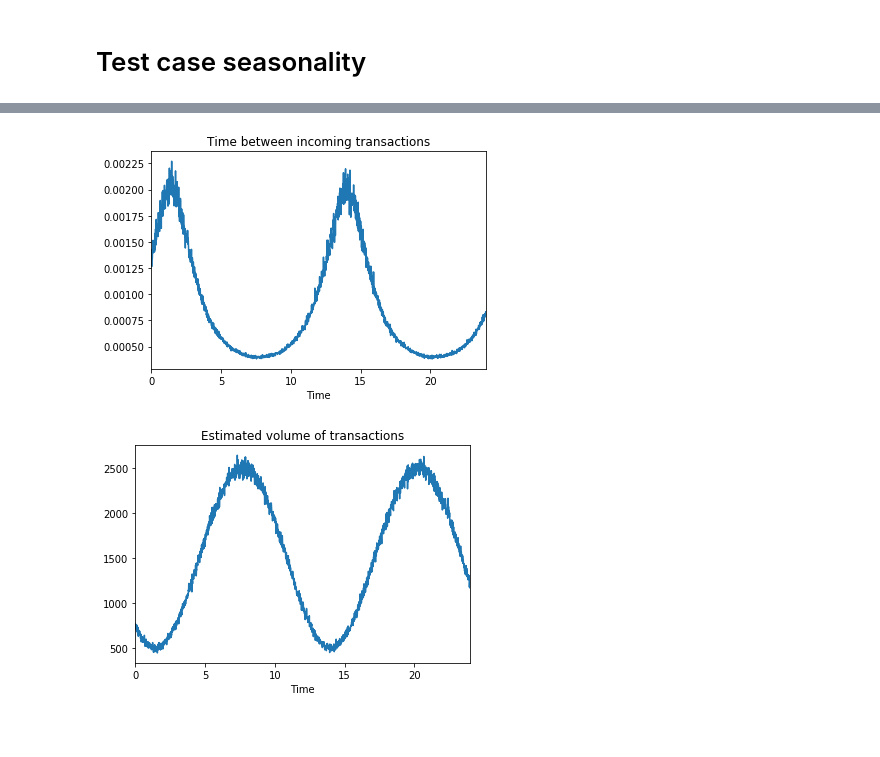
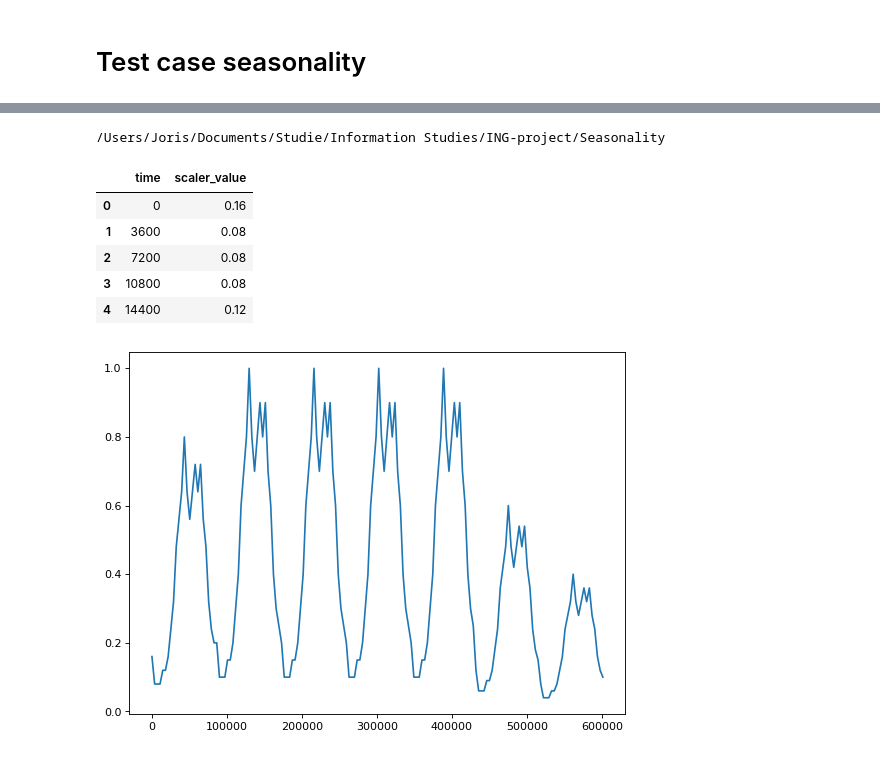
Before and after one commit to Jorisvdv/ING-project, a Jupyter notebook: Seasonality/Test_case_seasonality.ipynb, the cells around one changed output, grey strips where cells are left out. Drawn from its saved outputs; the diff is of its cells as text; code cells hidden in the pictures; blank space fills up the shorter version.

```diff
--- a/Seasonality/Test_case_seasonality.ipynb
+++ b/Seasonality/Test_case_seasonality.ipynb
@@ -22,20 +3,25 @@ plt.show()
-# %%
-def transaction_time(time, amount, speed_day, offset):
-    return 1/np.random.gamma(volume(time,amount,speed_day, offset),1)
-plt.plot(x, transaction_time(x,1000,2,4))
-plt.xlabel('Time')
-plt.axis('tight')
-plt.title("Time between incoming transactions")
-plt.xlim(0,24)
-plt.show()
-# %% [output]
-[figure, removed]
-# %%
-plt.plot(x, 1/transaction_time(x,1000,2,4))
-plt.xlabel('Time')
-plt.axis('tight')
-plt.title("Estimated volume of transactions")
-plt.xlim(0,24)
-plt.show()
-# %% [output]
-[figure, removed]
+# %%
+# Dependencies
+import numpy as np
+import pandas as pd
+import matplotlib.pyplot as plt
+%matplotlib inline
+
+import os
+print(os.getcwd())
+from Seasonality_adjustment import Seasonality
+csv_filename= "seasonality_values.csv"
+seasonality_df = pd.read_csv(csv_filename, sep = ";")
+display(seasonality_df.head())
+plt.figure(num=1, figsize=(8, 6), dpi=80, facecolor='w', edgecolor='k')
+plt.plot(seasonality_df["time"], seasonality_df["scaler_value"])
+plt.show()
+# %% [output]
+/Users/Joris/Documents/Studie/Information Studies/ING-project/Seasonality
+|  | time | scaler_value |
+| 0 | 0 | 0.16 |
+| 1 | 3600 | 0.08 |
+| 2 | 7200 | 0.08 |
+| 3 | 10800 | 0.08 |
+| 4 | 14400 | 0.12 |
+[figure, added]
```
Also changed, not shown: parts of 4 cells of this notebook, 3 other files.
